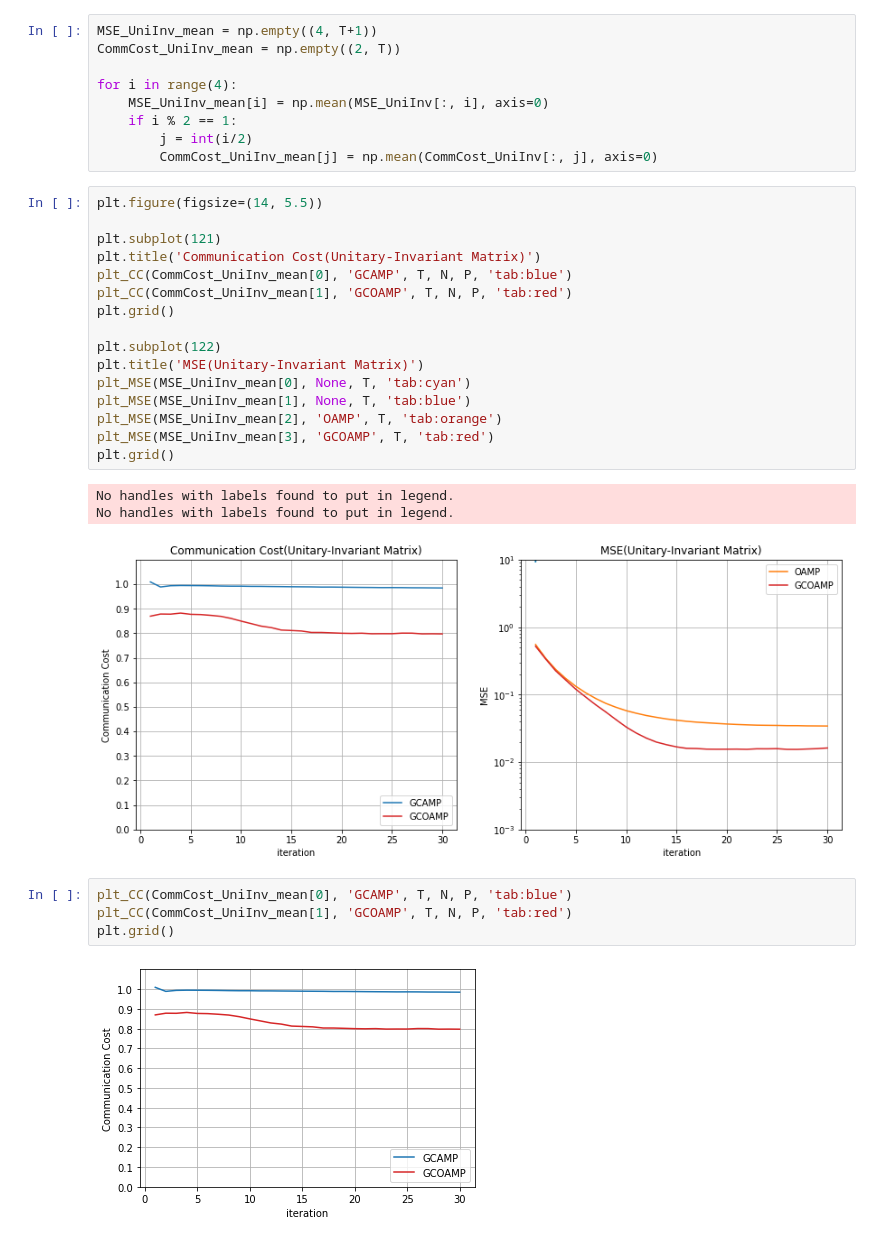
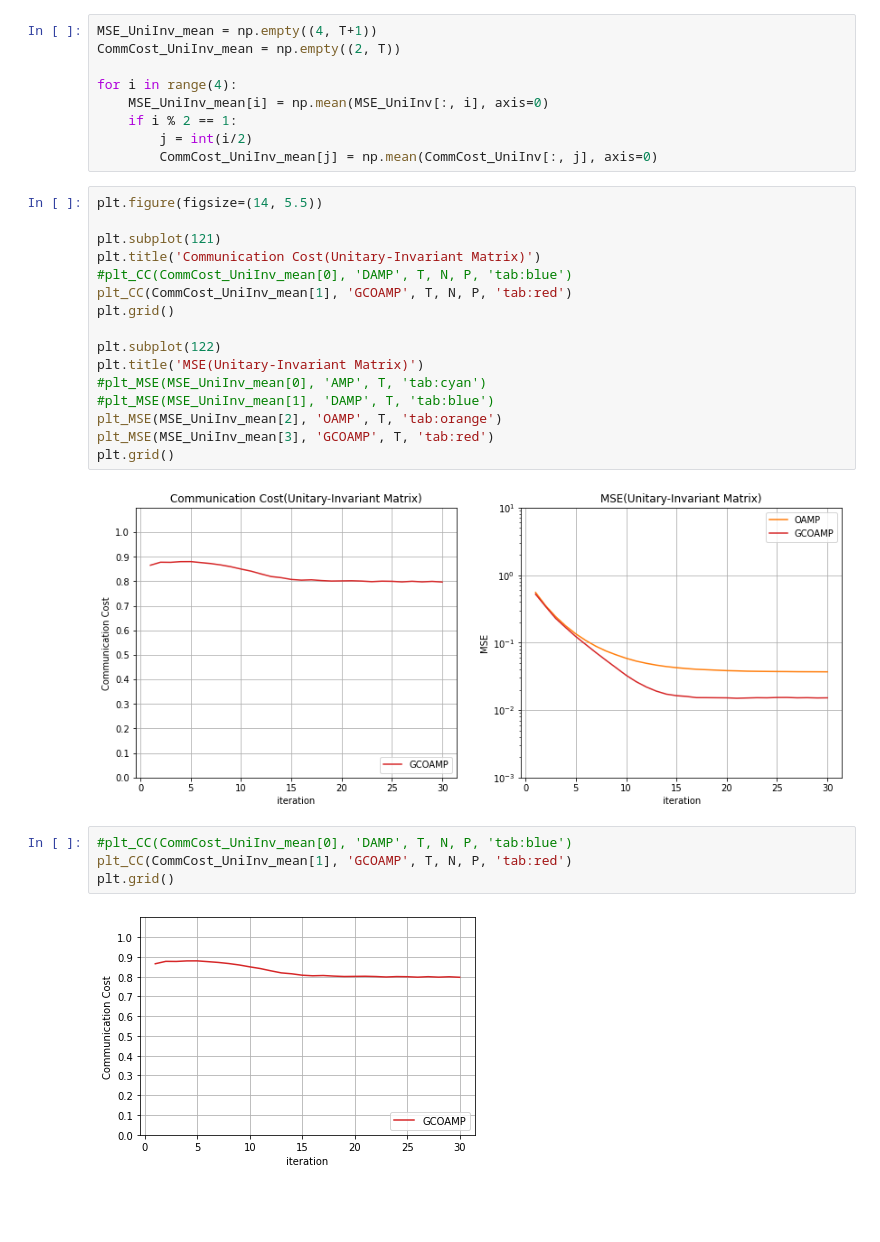
Before and after one commit to Qip21n0/Lassolver, a Jupyter notebook: examples/sample2.ipynb, the cells around one changed output. Saved outputs shown, nothing was run; the diff lists cells and outputs as text; blank space fills up the shorter version.

```diff
--- a/examples/sample2.ipynb
+++ b/examples/sample2.ipynb
@@ -131,25 +131,23 @@ plt.figure(figsize=(14, 5.5))
 
 plt.subplot(121)
 plt.title('Communication Cost(Unitary-Invariant Matrix)')
-plt_CC(CommCost_UniInv_mean[0], 'GCAMP', T, N, P, 'tab:blue')
+#plt_CC(CommCost_UniInv_mean[0], 'DAMP', T, N, P, 'tab:blue')
 plt_CC(CommCost_UniInv_mean[1], 'GCOAMP', T, N, P, 'tab:red')
 plt.grid()
 
 plt.subplot(122)
 plt.title('MSE(Unitary-Invariant Matrix)')
-plt_MSE(MSE_UniInv_mean[0], None, T, 'tab:cyan')
-plt_MSE(MSE_UniInv_mean[1], None, T, 'tab:blue')
+#plt_MSE(MSE_UniInv_mean[0], 'AMP', T, 'tab:cyan')
+#plt_MSE(MSE_UniInv_mean[1], 'DAMP', T, 'tab:blue')
 plt_MSE(MSE_UniInv_mean[2], 'OAMP', T, 'tab:orange')
 plt_MSE(MSE_UniInv_mean[3], 'GCOAMP', T, 'tab:red')
 plt.grid()
 # %% [output]
-No handles with labels found to put in legend.
-No handles with labels found to put in legend.
-[figure, old version]
+[figure, new version]
 # %%
-plt_CC(CommCost_UniInv_mean[0], 'GCAMP', T, N, P, 'tab:blue')
+#plt_CC(CommCost_UniInv_mean[0], 'DAMP', T, N, P, 'tab:blue')
 plt_CC(CommCost_UniInv_mean[1], 'GCOAMP', T, N, P, 'tab:red')
 plt.grid()
 # %% [output]
-[figure, old version]
+[figure, new version]
 # %%
```
Also changed, not shown: parts of 4 cells of this notebook.
